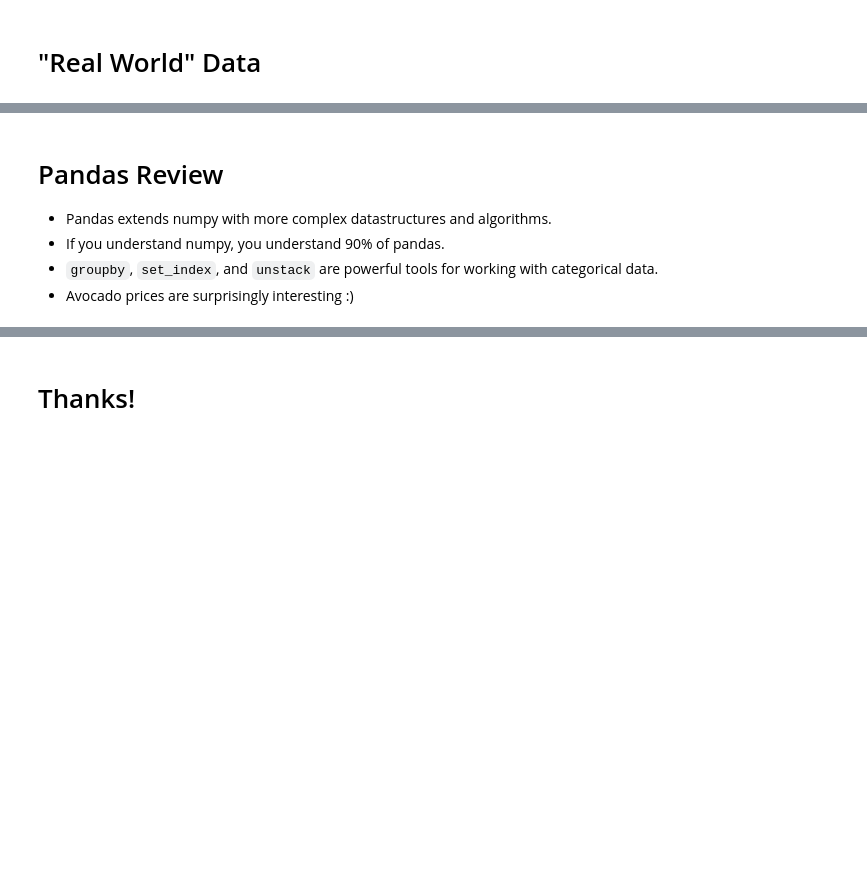
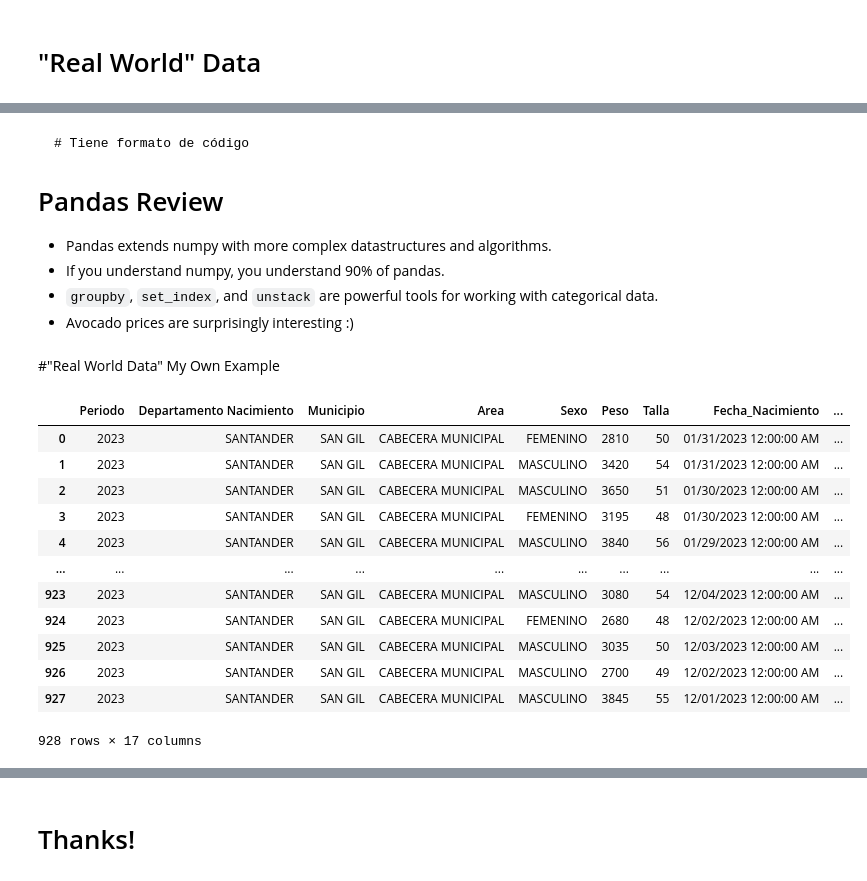
Before and after one commit to keynes99/MetNumUN2024II, a Jupyter notebook: kstephensw_Lab2.ipynb, the cells around one changed output, grey strips where cells are left out. Cells and saved outputs as stored; diff of their text form; code cells hidden in the pictures; blank space fills up the shorter version.

````diff
--- a/kstephensw_Lab2.ipynb
+++ b/kstephensw_Lab2.ipynb
@@ -1847,7 +2032,41 @@ ax.set_xticklabels(ax.get_xticklabels(), rotation=45);
 # %% [markdown]
+
+
+```
+# Tiene formato de código
+```
+
 # Pandas Review
 
 - Pandas extends numpy with more complex datastructures and algorithms.
 - If you understand numpy, you understand 90% of pandas.
 - `groupby`, `set_index`, and `unstack` are powerful tools for working with categorical data.
 - Avocado prices are surprisingly interesting :)
+# %% [markdown]
+#"Real World Data" My Own Example
+# %%
+import pandas as pd
+
+# Replace 'yourfile.csv' with the actual name of the uploaded file
+file_name = 'Nacimientos2024.csv'
+
+# Read the CSV file into a DataFrame
+nac = pd.read_csv(file_name)
+
+
+# Alternatively, if you're in a notebook, you can simply type `df` to display it
+nac
+# %% [output]
+|  | Periodo | Departamento Nacimiento | Municipio | Area | Sexo | Peso | Talla | Fecha_Nacimiento | ... |
+| 0 | 2023 | SANTANDER | SAN GIL | CABECERA MUNICIPAL | FEMENINO | 2810 | 50 | 01/31/2023 12:00:00 AM | ... |
+| 1 | 2023 | SANTANDER | SAN GIL | CABECERA MUNICIPAL | MASCULINO | 3420 | 54 | 01/31/2023 12:00:00 AM | ... |
+| 2 | 2023 | SANTANDER | SAN GIL | CABECERA MUNICIPAL | MASCULINO | 3650 | 51 | 01/30/2023 12:00:00 AM | ... |
+| 3 | 2023 | SANTANDER | SAN GIL | CABECERA MUNICIPAL | FEMENINO | 3195 | 48 | 01/30/2023 12:00:00 AM | ... |
+| 4 | 2023 | SANTANDER | SAN GIL | CABECERA MUNICIPAL | MASCULINO | 3840 | 56 | 01/29/2023 12:00:00 AM | ... |
+| ... | ... | ... | ... | ... | ... | ... | ... | ... | ... |
+| 923 | 2023 | SANTANDER | SAN GIL | CABECERA MUNICIPAL | MASCULINO | 3080 | 54 | 12/04/2023 12:00:00 AM | ... |
+| 924 | 2023 | SANTANDER | SAN GIL | CABECERA MUNICIPAL | FEMENINO | 2680 | 48 | 12/02/2023 12:00:00 AM | ... |
+| 925 | 2023 | SANTANDER | SAN GIL | CABECERA MUNICIPAL | MASCULINO | 3035 | 50 | 12/03/2023 12:00:00 AM | ... |
+| 926 | 2023 | SANTANDER | SAN GIL | CABECERA MUNICIPAL | MASCULINO | 2700 | 49 | 12/02/2023 12:00:00 AM | ... |
+| 927 | 2023 | SANTANDER | SAN GIL | CABECERA MUNICIPAL | MASCULINO | 3845 | 55 | 12/01/2023 12:00:00 AM | ... |
+928 rows × 17 columns
````
Also changed, not shown: parts of 25 cells of this notebook.
